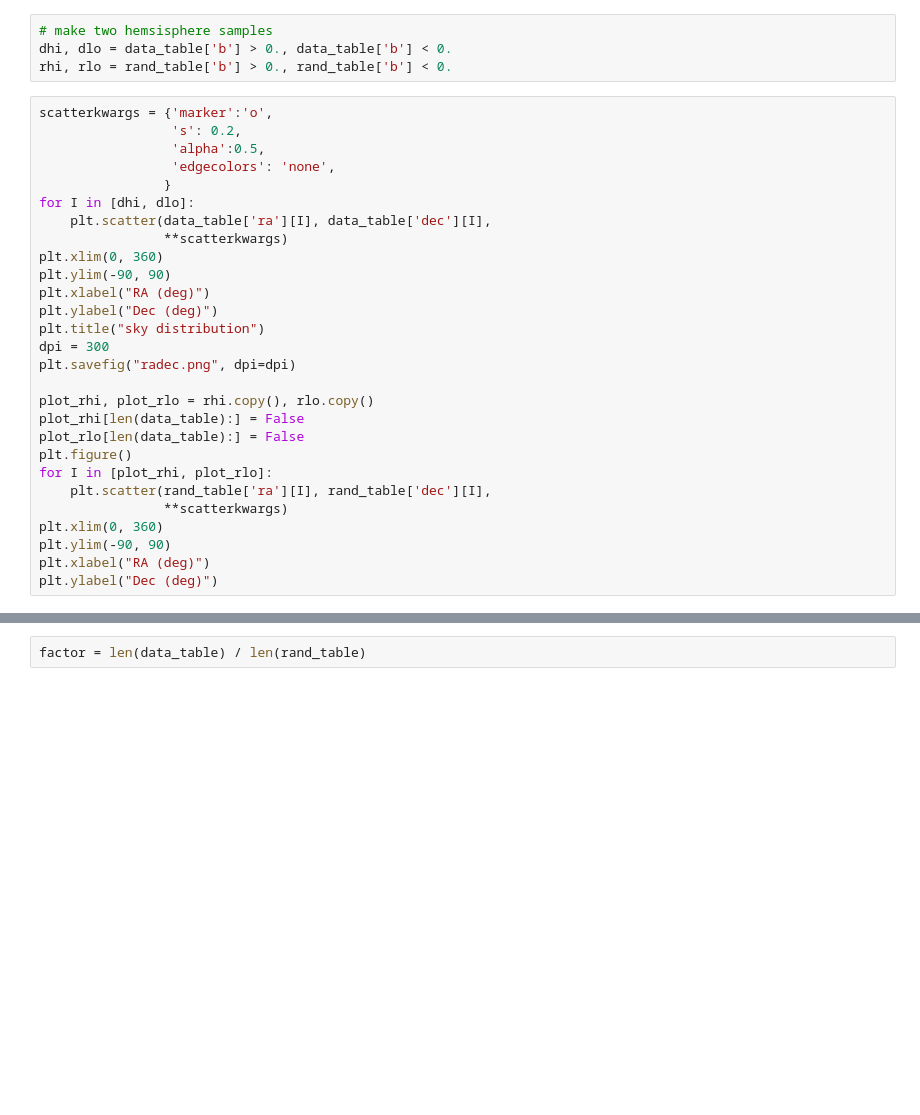
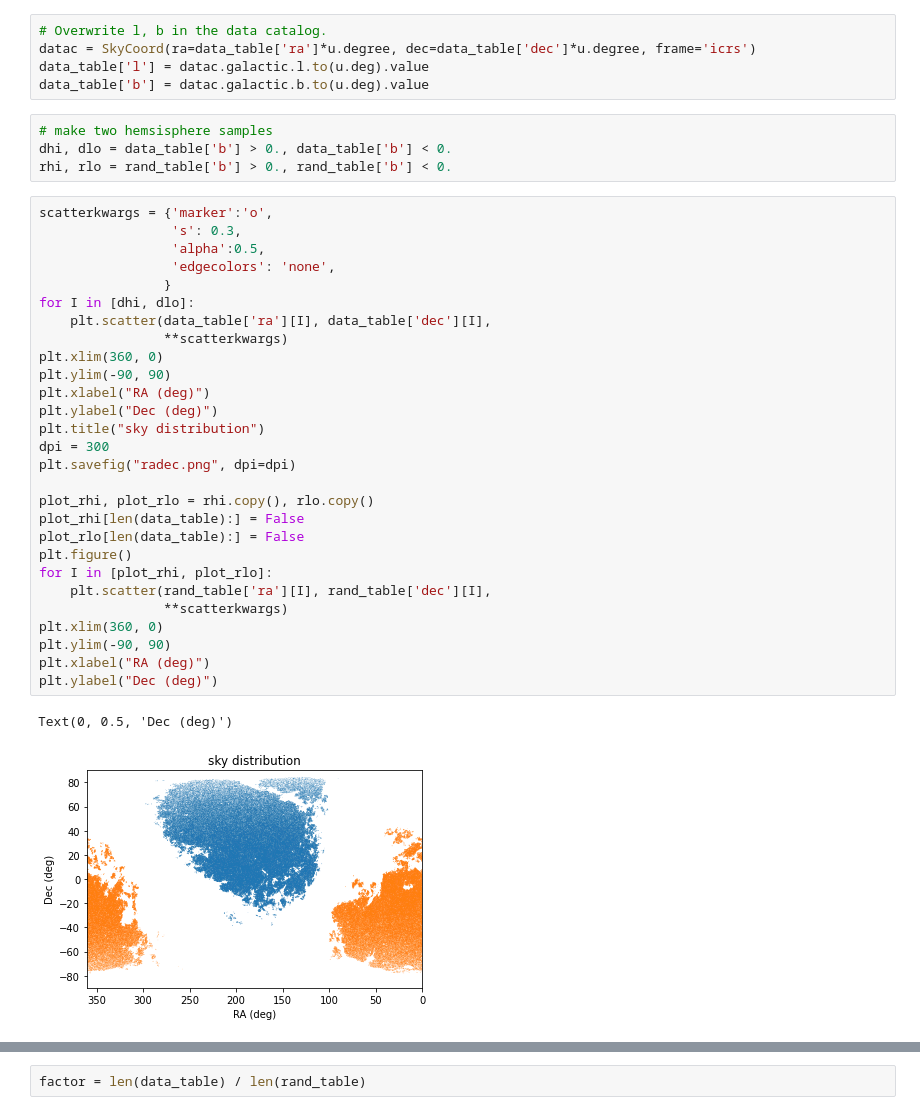
Before and after one commit to davidwhogg/DoCrimes, a Jupyter notebook: notebooks/homogeneity.ipynb, the cells around one changed output, grey strips where cells are left out. Drawn from its saved outputs; the diff is of its cells as text; blank space fills up the shorter version.

```diff
--- a/notebooks/homogeneity.ipynb
+++ b/notebooks/homogeneity.ipynb
@@ -51,35 +59,43 @@ rand_table = rand_table[Ir]
 randc = SkyCoord(ra=rand_table['ra']*u.degree, dec=rand_table['dec']*u.degree, frame='icrs')
 rand_table['l'] = randc.galactic.l.to(u.deg).value
 rand_table['b'] = randc.galactic.b.to(u.deg).value
+# %%
+# Overwrite l, b in the data catalog.
+datac = SkyCoord(ra=data_table['ra']*u.degree, dec=data_table['dec']*u.degree, frame='icrs')
+data_table['l'] = datac.galactic.l.to(u.deg).value
+data_table['b'] = datac.galactic.b.to(u.deg).value
 # %%
 # make two hemsisphere samples
 dhi, dlo = data_table['b'] > 0., data_table['b'] < 0.
 rhi, rlo = rand_table['b'] > 0., rand_table['b'] < 0.
 # %%
 scatterkwargs = {'marker':'o',
-                 's': 0.2,
+                 's': 0.3,
                  'alpha':0.5,
                  'edgecolors': 'none',
                 }
 for I in [dhi, dlo]:
     plt.scatter(data_table['ra'][I], data_table['dec'][I],
                 **scatterkwargs)
-plt.xlim(0, 360)
+plt.xlim(360, 0)
 plt.ylim(-90, 90)
 plt.xlabel("RA (deg)")
 plt.ylabel("Dec (deg)")
 plt.title("sky distribution")
 dpi = 300
 plt.savefig("radec.png", dpi=dpi)
 
 plot_rhi, plot_rlo = rhi.copy(), rlo.copy()
 plot_rhi[len(data_table):] = False
 plot_rlo[len(data_table):] = False
 plt.figure()
 for I in [plot_rhi, plot_rlo]:
     plt.scatter(rand_table['ra'][I], rand_table['dec'][I],
                 **scatterkwargs)
-plt.xlim(0, 360)
+plt.xlim(360, 0)
 plt.ylim(-90, 90)
 plt.xlabel("RA (deg)")
 plt.ylabel("Dec (deg)")
+# %% [output]
+Text(0, 0.5, 'Dec (deg)')
+[figure, added]
```
Also changed, not shown: parts of 26 cells of this notebook, 7 other files.
